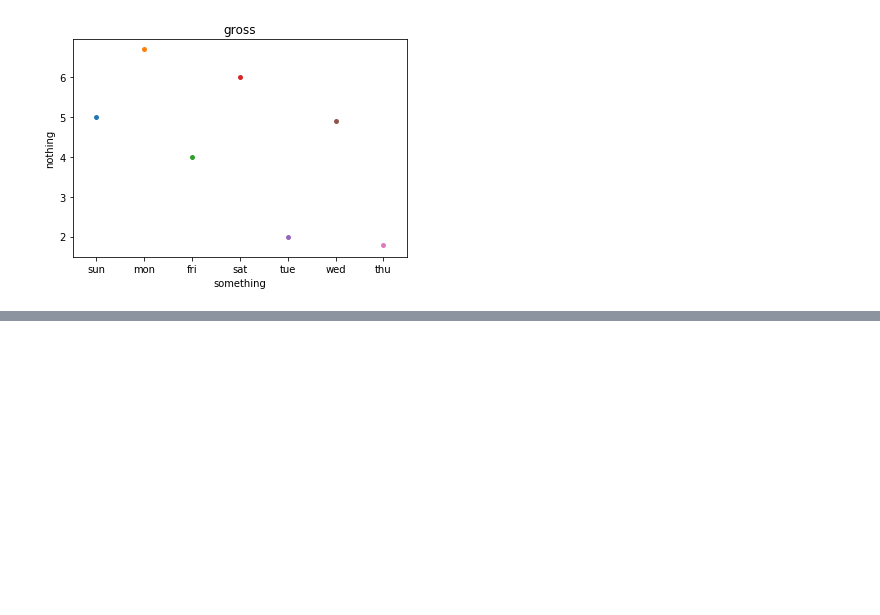
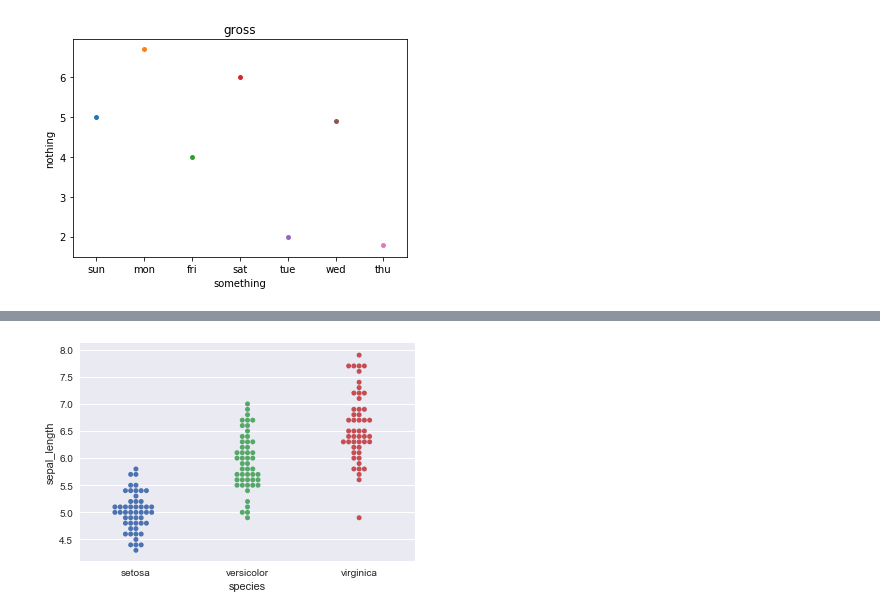
Before and after one commit to hemanjalijallipalli/python, a Jupyter notebook: seaborn practise.ipynb, the cells around one changed output, grey strips where cells are left out. Cells and saved outputs as stored; diff of their text form; code cells hidden in the pictures; blank space fills up the shorter version.

```diff
--- a/seaborn practise.ipynb
+++ b/seaborn practise.ipynb
@@ -32,0 +49,4 @@ Text(0.5,1,'gross')
+# %%
+first = sns.swarmplot(x = 'species', y = 'sepal_length', data = iris);
+# %% [output]
+[figure, added]
```
Also changed, not shown: parts of 2 cells of this notebook.
